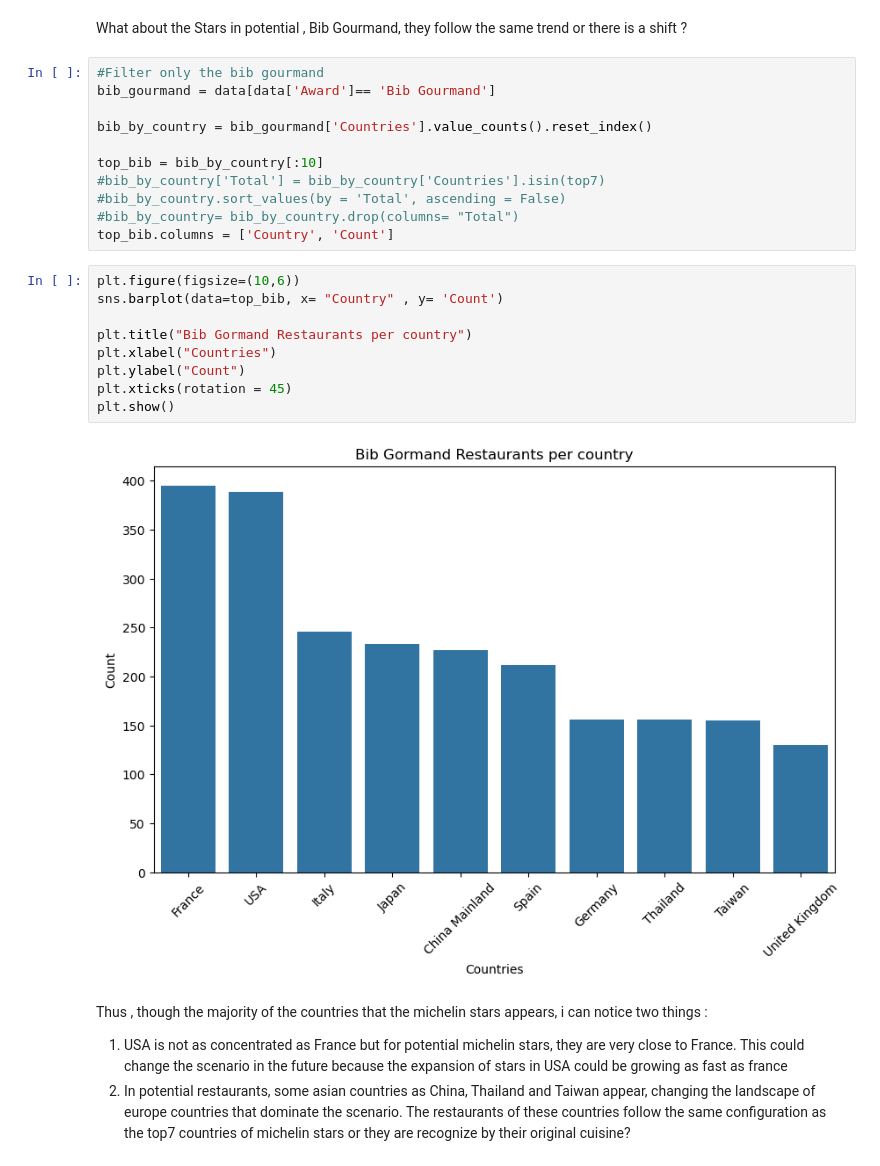
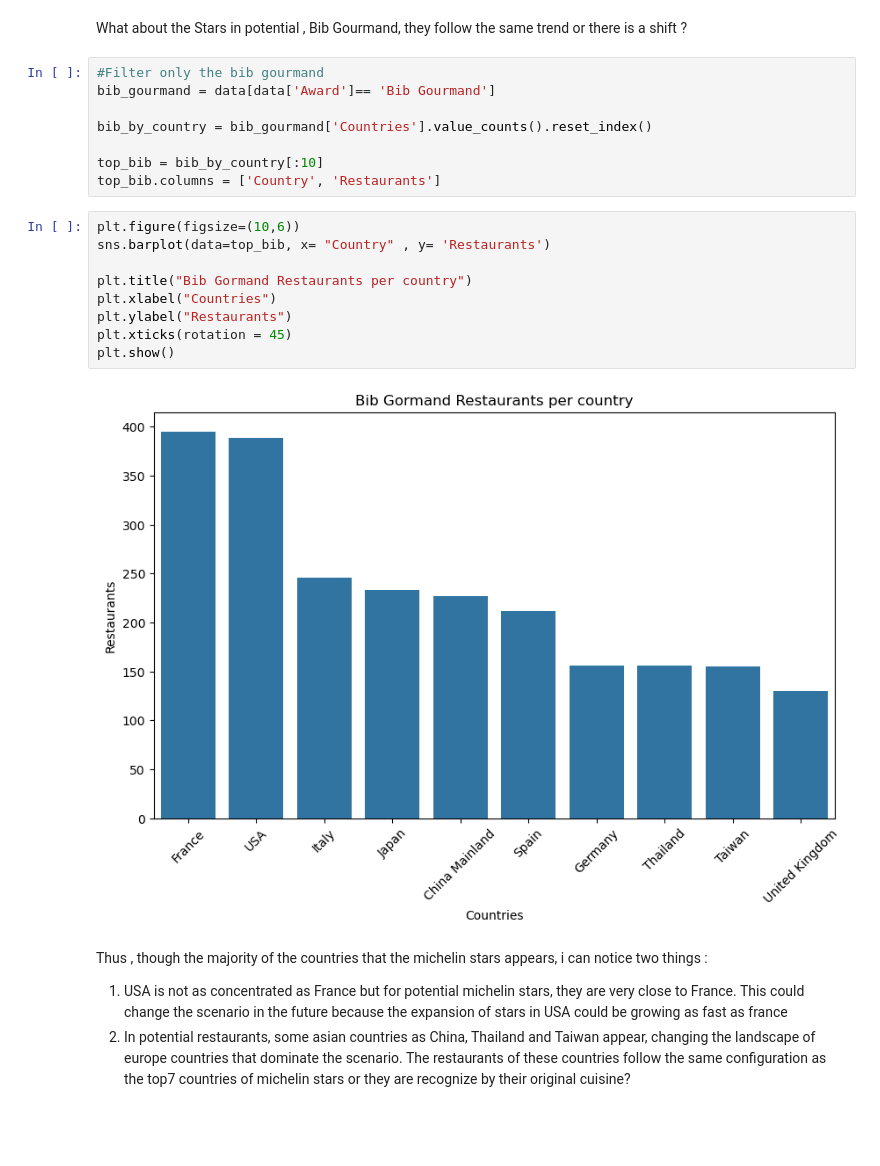
Before and after one commit to victorhrls/Michelin_stars, a Jupyter notebook: MichelinAnalysis.ipynb, the cells around one changed output. Cells and saved outputs as stored; diff of their text form; blank space fills up the shorter version.

```diff
--- a/MichelinAnalysis.ipynb
+++ b/MichelinAnalysis.ipynb
@@ -187,21 +187,18 @@ bib_gourmand = data[data['Award']== 'Bib Gourmand']
 bib_by_country = bib_gourmand['Countries'].value_counts().reset_index()
 
 top_bib = bib_by_country[:10]
-#bib_by_country['Total'] = bib_by_country['Countries'].isin(top7)
-#bib_by_country.sort_values(by = 'Total', ascending = False)
-#bib_by_country= bib_by_country.drop(columns= "Total")
-top_bib.columns = ['Country', 'Count']
+top_bib.columns = ['Country', 'Restaurants']
 # %%
 plt.figure(figsize=(10,6))
-sns.barplot(data=top_bib, x= "Country" , y= 'Count')
+sns.barplot(data=top_bib, x= "Country" , y= 'Restaurants')
 
 plt.title("Bib Gormand Restaurants per country")
 plt.xlabel("Countries")
-plt.ylabel("Count")
+plt.ylabel("Restaurants")
 plt.xticks(rotation = 45)
 plt.show()
 # %% [output]
-[figure, old version]
+[figure, new version]
 # %% [markdown]
 Thus ,  though the majority of the countries that the michelin stars appears, i can notice two things :
 1. USA is not as concentrated as France but for potential michelin stars, they are very close to France. This could change the scenario in the future because the expansion of stars in USA could be growing as fast as france
```
Also changed, not shown: parts of 15 cells of this notebook.
